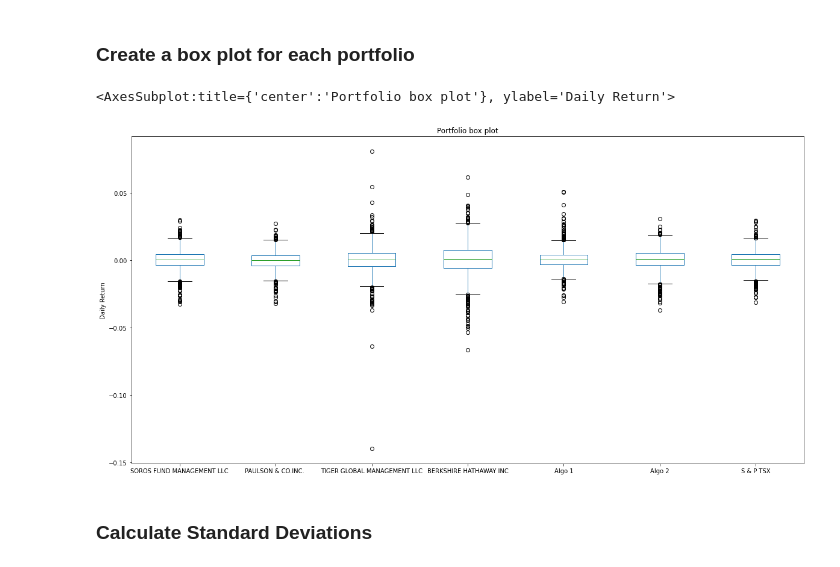
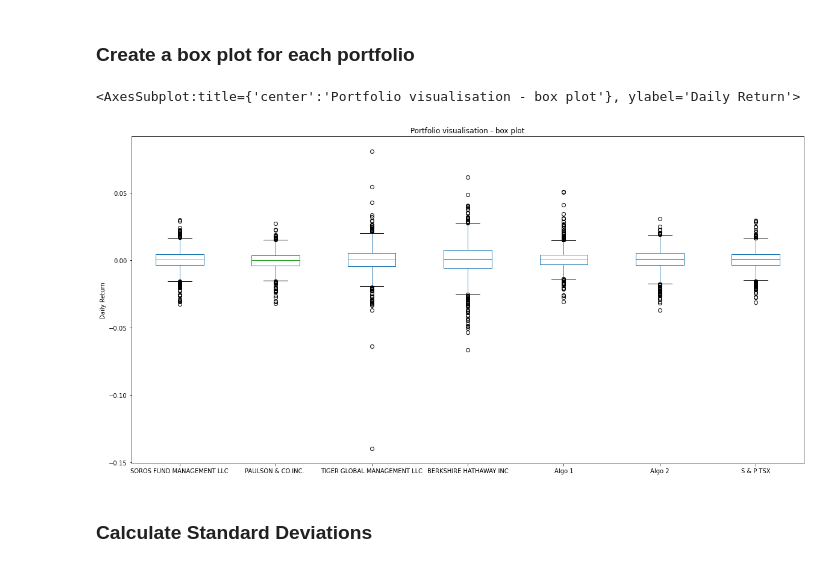
Before and after one commit to simongs10/Whale-of-portfolio-homework, a Jupyter notebook: Week 4_whale_analysis.ipynb, the cells around one changed output. Saved outputs shown, nothing was run; the diff lists cells and outputs as text; code cells hidden in the pictures.

```diff
--- a/Week 4_whale_analysis.ipynb
+++ b/Week 4_whale_analysis.ipynb
@@ -176,10 +176,10 @@ Determine the _risk_ of each portfolio:
 # %%
 # Box plot to visually show risk
 
-whale_algo_tsx_combo.plot.box(figsize=(20,10), title="Portfolio box plot", xlabel="Portfolio", ylabel="Daily Return")
+whale_algo_tsx_combo.plot.box(figsize=(20,10), title="Portfolio visualisation - box plot", ylabel="Daily Return")
 # %% [output]
-<AxesSubplot:title={'center':'Portfolio box plot'}, ylabel='Daily Return'>
+<AxesSubplot:title={'center':'Portfolio visualisation - box plot'}, ylabel='Daily Return'>
-[figure, old version]
+[figure, new version]
 # %% [markdown]
 ### Calculate Standard Deviations
 # %%
```
Also changed, not shown: parts of 22 cells of this notebook, 1 other file.
